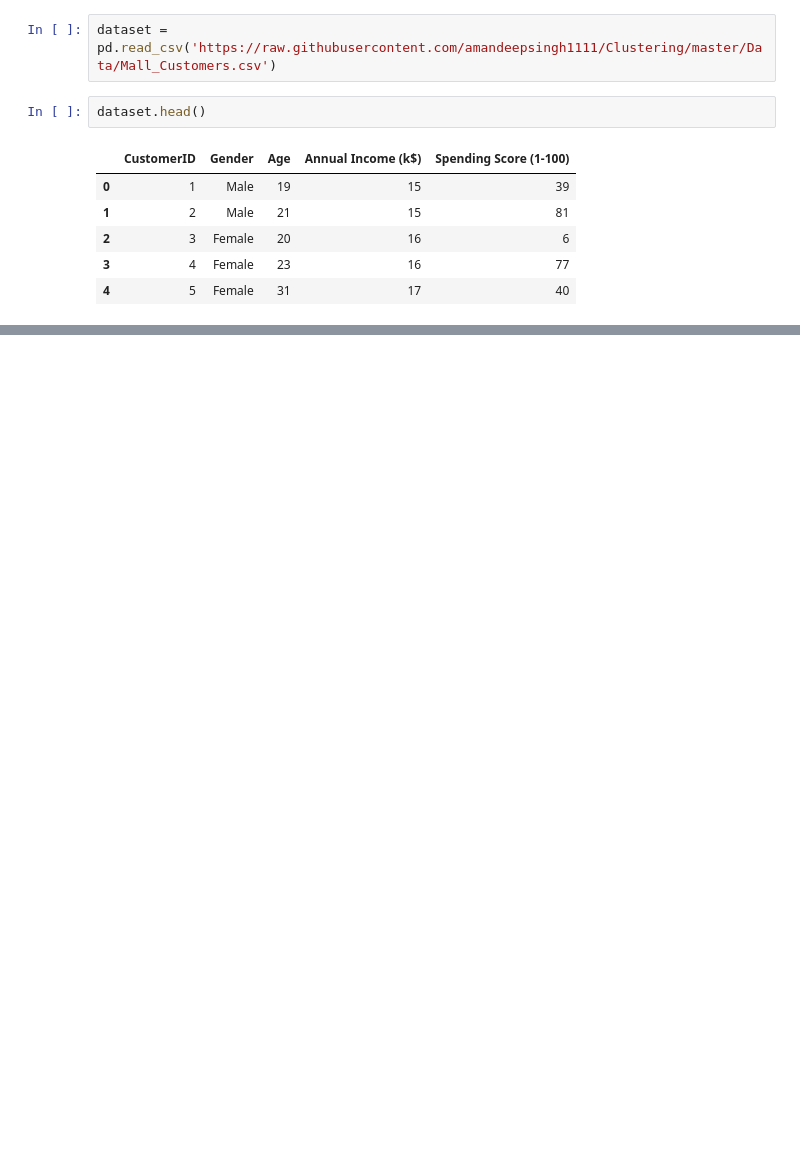
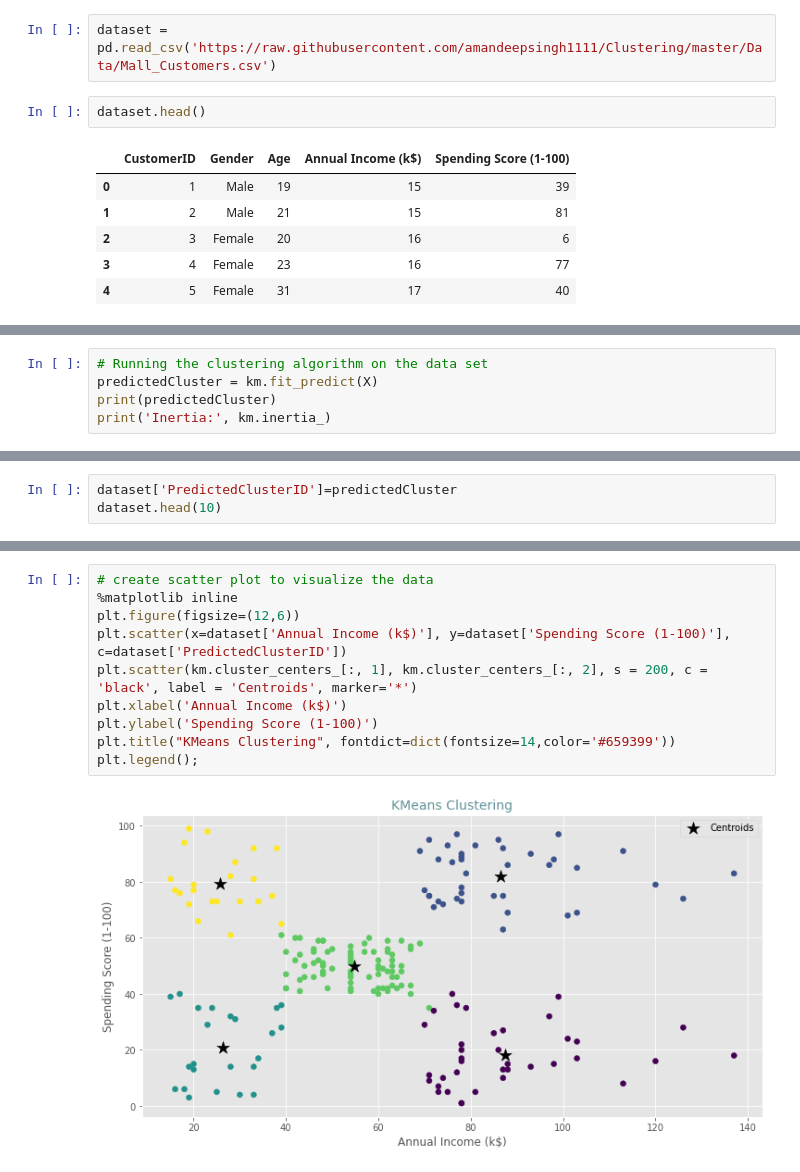
Before and after one commit to amandeepsingh1111/Clustering, a Jupyter notebook: KMeans.ipynb, the cells around one changed output, grey strips where cells are left out. Drawn from its saved outputs; the diff is of its cells as text; blank space fills up the shorter version.

```diff
--- a/KMeans.ipynb
+++ b/KMeans.ipynb
@@ -149,0 +61,5 @@ plt.hist(X[:,0]);
+# %%
+# Running the clustering algorithm on the data set
+predictedCluster = km.fit_predict(X)
+print(predictedCluster)
+print('Inertia:', km.inertia_)
@@ -149,0 +74,3 @@ plt.hist(X[:,0]);
+# %%
+dataset['PredictedClusterID']=predictedCluster
+dataset.head(10)
@@ -149,0 +89,12 @@ plt.hist(X[:,0]);
+# %%
+# create scatter plot to visualize the data
+%matplotlib inline
+plt.figure(figsize=(12,6))
+plt.scatter(x=dataset['Annual Income (k$)'], y=dataset['Spending Score (1-100)'], c=dataset['PredictedClusterID'])
+plt.scatter(km.cluster_centers_[:, 1], km.cluster_centers_[:, 2], s = 200, c = 'black', label = 'Centroids', marker='*')
+plt.xlabel('Annual Income (k$)')
+plt.ylabel('Spending Score (1-100)')
+plt.title("KMeans Clustering", fontdict=dict(fontsize=14,color='#659399'))
+plt.legend();
+# %% [output]
+[figure, added]
```
Also changed, not shown: parts of 26 cells of this notebook.
